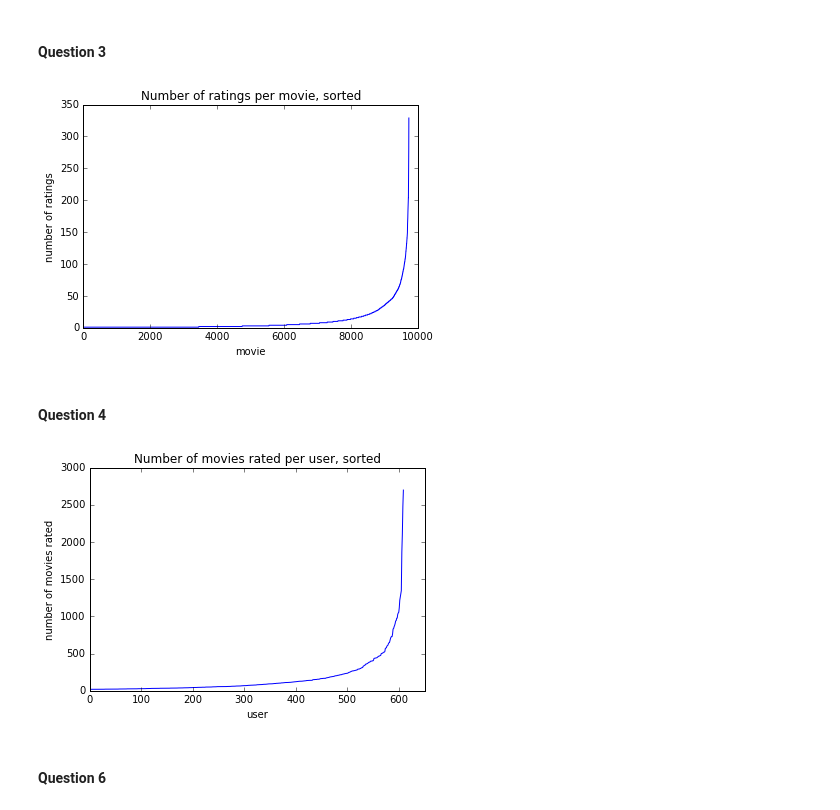
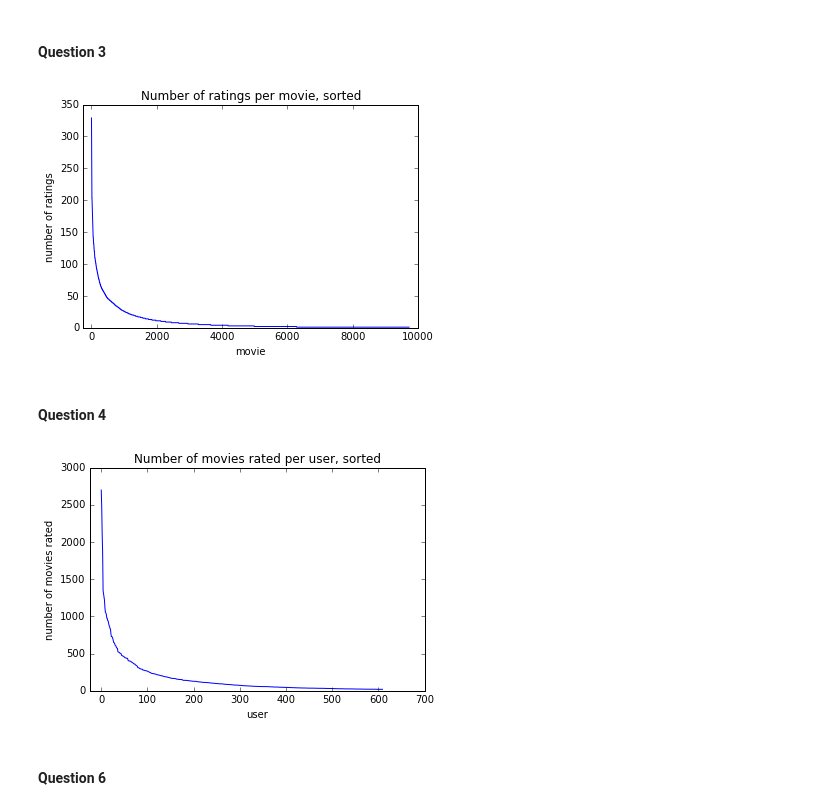
Before and after one commit to 219Winter2019adjz/Project3, a Jupyter notebook: Proj3.ipynb, the cells around one changed output. Drawn from its saved outputs; the diff is of its cells as text; code cells hidden in the pictures.

Commit message:
fixed frequency plots

```diff
--- a/Proj3.ipynb
+++ b/Proj3.ipynb
@@ -118,34 +118,35 @@ plt.show()
 # NOTE: the x axis does NOT correspond to the movieId or movie index in data.
 
 nz_movie = np.count_nonzero(data, axis=0)
-sorted_nz_movie = np.sort(nz_movie)
+sorted_nz_movie = np.sort(nz_movie)[::-1]
 
 plt.figure()
 plt.plot(sorted_nz_movie)
 plt.title('Number of ratings per movie, sorted')
 plt.xlabel('movie')
 plt.ylabel('number of ratings')
+plt.xlim(left=-250)
 plt.show()
 # %% [output]
-[figure, old version]
+[figure, new version]
 # %% [markdown]
 #### Question 4
 # %%
 # Plot the number of ratings each user gave.
 # NOTE: the x axis does NOT correspond to the userID.
 
 nz_user = np.count_nonzero(data, axis=1)
-sorted_nz_user = np.sort(nz_user)
+sorted_nz_user = np.sort(nz_user)[::-1]
 
 plt.figure()
 plt.plot(sorted_nz_user)
 plt.title('Number of movies rated per user, sorted')
 plt.xlabel('user')
 plt.ylabel('number of movies rated')
-plt.xlim(right=650)
+plt.xlim(left=-25)
 plt.show()
 # %% [output]
-[figure, old version]
+[figure, new version]
 # %% [markdown]
 #### Question 6
 # %%
```
Also changed, not shown: parts of 2 cells of this notebook.
